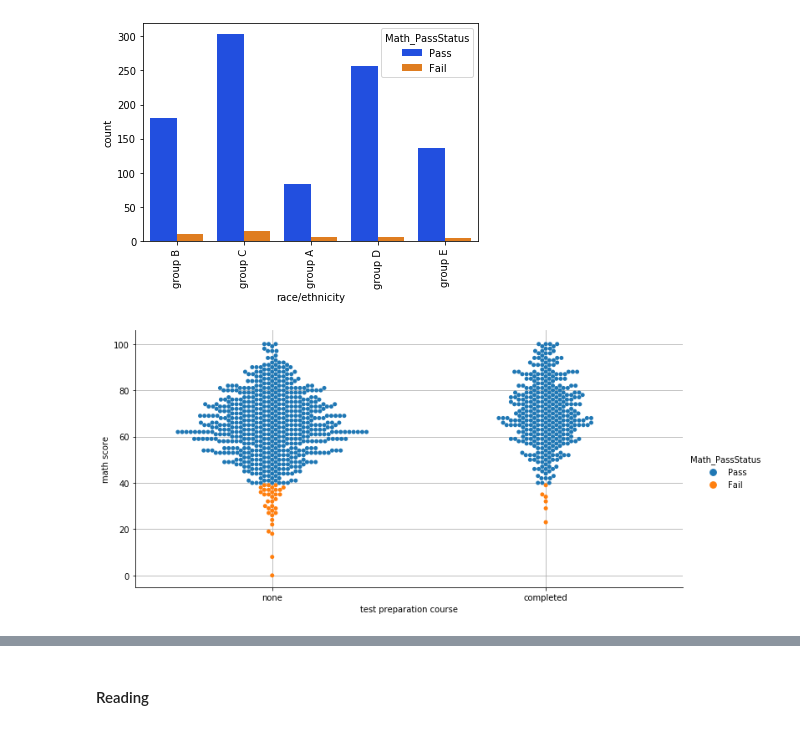
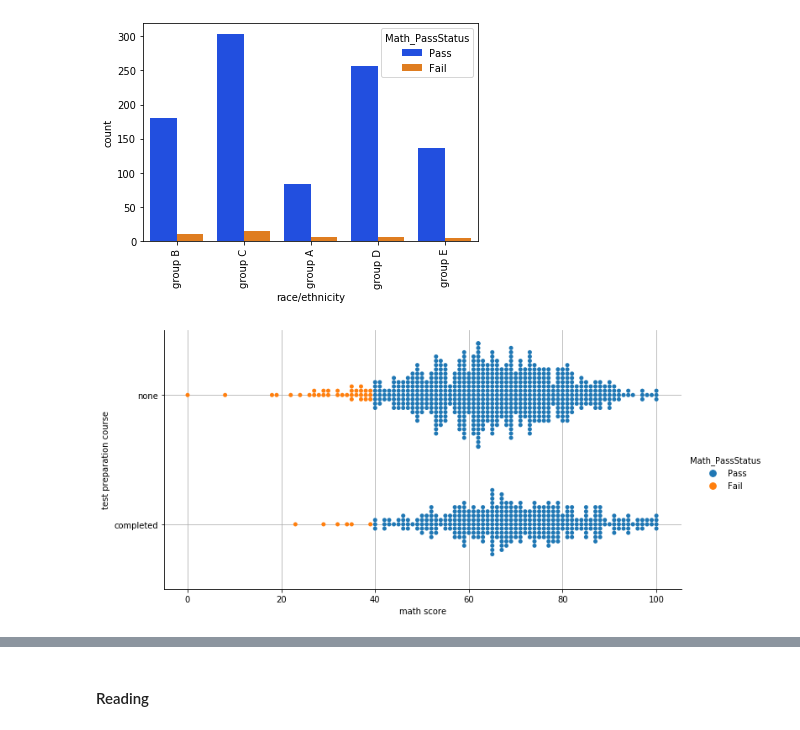
Before and after one commit to Lvhau1529/Data-Mining, a Jupyter notebook: dataMining.ipynb, the cells around one changed output, grey strips where cells are left out. Cells and saved outputs as stored; diff of their text form; code cells hidden in the pictures.

```diff
--- a/dataMining.ipynb
+++ b/dataMining.ipynb
@@ -159,7 +159,7 @@ _ = plt.setp(p.get_xticklabels(), rotation=90)
 [figure]
 # %%
 #Ảnh hưởng của việc chuẩn bị trước kỳ thi đến kết quả
-sns.catplot(x="test preparation course", y="math score", data=df, height=5, aspect=2, kind='swarm', hue='Math_PassStatus');
+sns.catplot(x="math score", y="test preparation course", data=df, height=5, aspect=2, kind='swarm', hue='Math_PassStatus');
 plt.grid()
 # %% [output]
-[figure, old version]
+[figure, new version]
```
Also changed, not shown: parts of 5 cells of this notebook.
